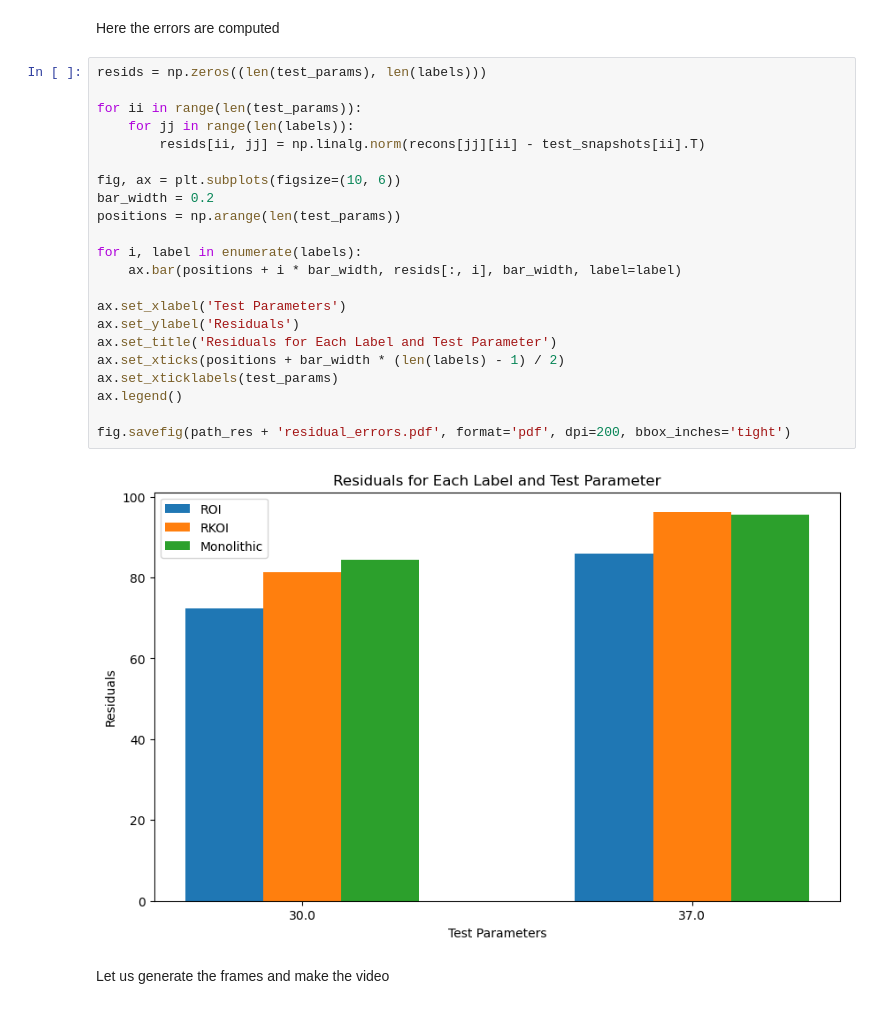
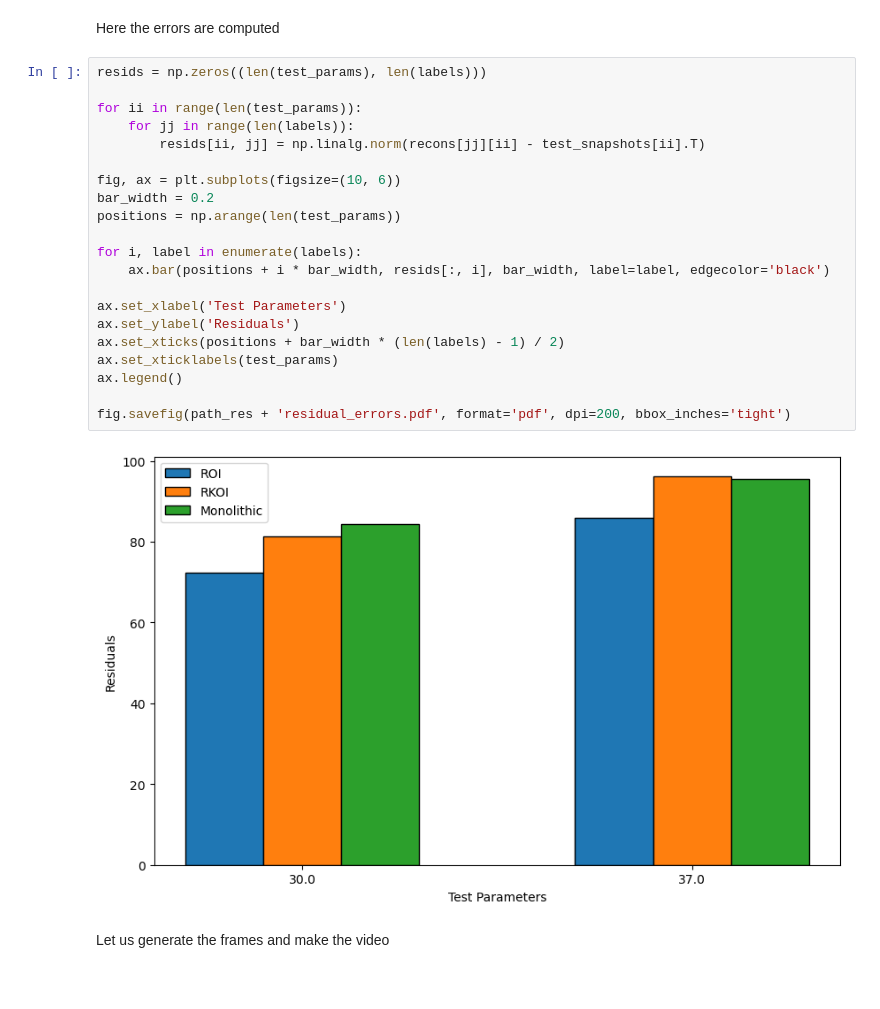
Before and after one commit to ERMETE-Lab/ROSE-pDMD, a Jupyter notebook: TestCases/01a_dynasty1param.ipynb, the cells around one changed output. Saved outputs shown, nothing was run; the diff lists cells and outputs as text.

```diff
--- a/TestCases/01a_dynasty1param.ipynb
+++ b/TestCases/01a_dynasty1param.ipynb
@@ -741,27 +741,26 @@ Here the errors are computed
 # %%
 resids = np.zeros((len(test_params), len(labels)))
 
 for ii in range(len(test_params)):
     for jj in range(len(labels)):
         resids[ii, jj] = np.linalg.norm(recons[jj][ii] - test_snapshots[ii].T)
 
 fig, ax = plt.subplots(figsize=(10, 6))
 bar_width = 0.2
 positions = np.arange(len(test_params))
 
 for i, label in enumerate(labels):
-    ax.bar(positions + i * bar_width, resids[:, i], bar_width, label=label)
+    ax.bar(positions + i * bar_width, resids[:, i], bar_width, label=label, edgecolor='black')
 
 ax.set_xlabel('Test Parameters')
 ax.set_ylabel('Residuals')
-ax.set_title('Residuals for Each Label and Test Parameter')
 ax.set_xticks(positions + bar_width * (len(labels) - 1) / 2)
 ax.set_xticklabels(test_params)
 ax.legend()
 
 fig.savefig(path_res + 'residual_errors.pdf', format='pdf', dpi=200, bbox_inches='tight')
 # %% [output]
-[figure, old version]
+[figure, new version]
 # %% [markdown]
 Let us generate the frames and make the video
 # %%
```
Also changed, not shown: 2 other files.
